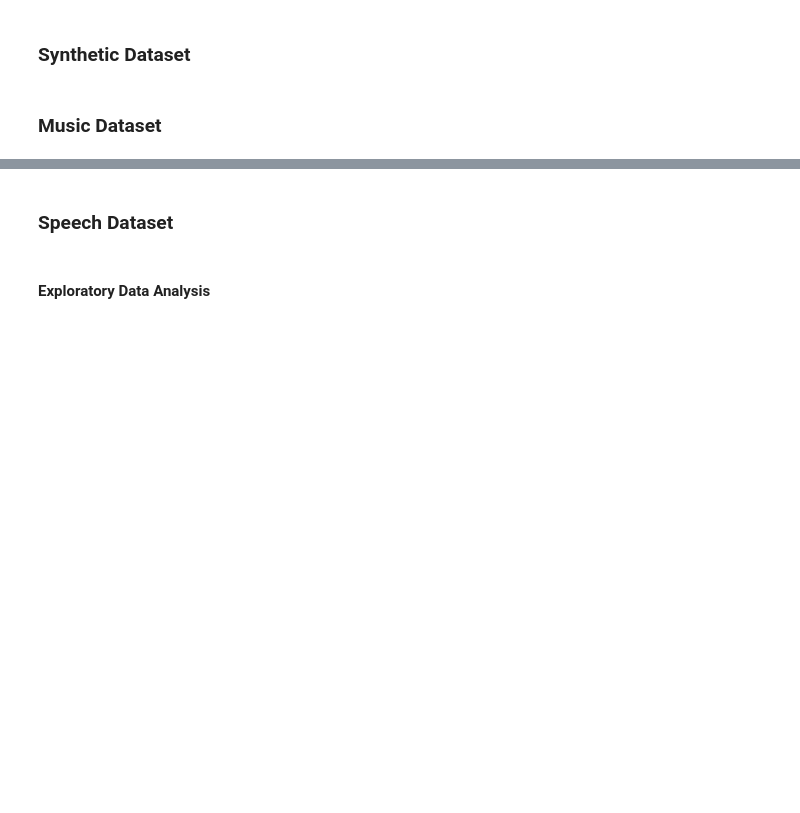
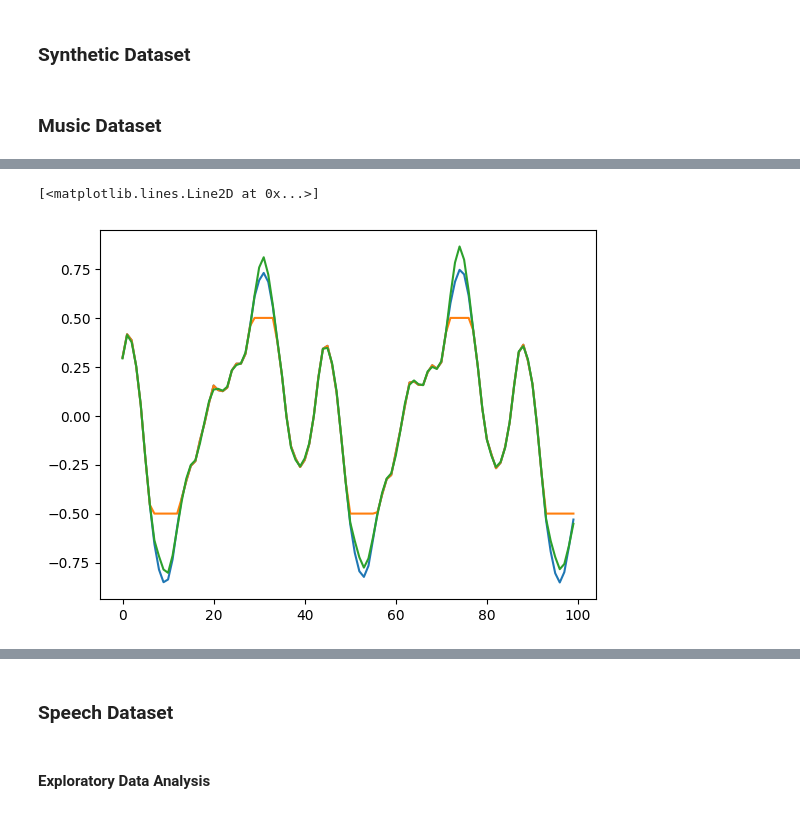
Before and after one commit to pierreaguie/C-OMP-for-Audio-Declipping, a Jupyter notebook: AudioDeclipping.ipynb, the cells around one changed output, grey strips where cells are left out. Drawn from its saved outputs; the diff is of its cells as text; code cells hidden in the pictures; blank space fills up the shorter version.

```diff
--- a/AudioDeclipping.ipynb
+++ b/AudioDeclipping.ipynb
@@ -365,0 +419,2 @@ path_to_music = 'C-OMP-for-Audio-Declipping/solo'
+# %%
+y_reconstructed = OMP(y_clipped, 150, 1e-6, theta_clip = .5, theta_max = 1.05)[0]
@@ -365,0 +439,7 @@ path_to_music = 'C-OMP-for-Audio-Declipping/solo'
+# %%
+plt.plot(y_frame[100:200])
+plt.plot(y_clipped[100:200])
+plt.plot(y_reconstructed[100:200])
+# %% [output]
+[<matplotlib.lines.Line2D at 0x...>]
+[figure, added]
```
Also changed, not shown: parts of 22 cells of this notebook.
